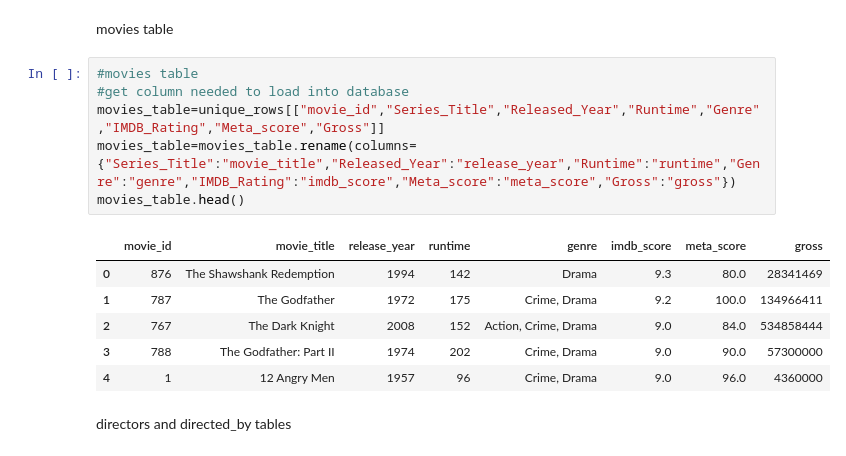
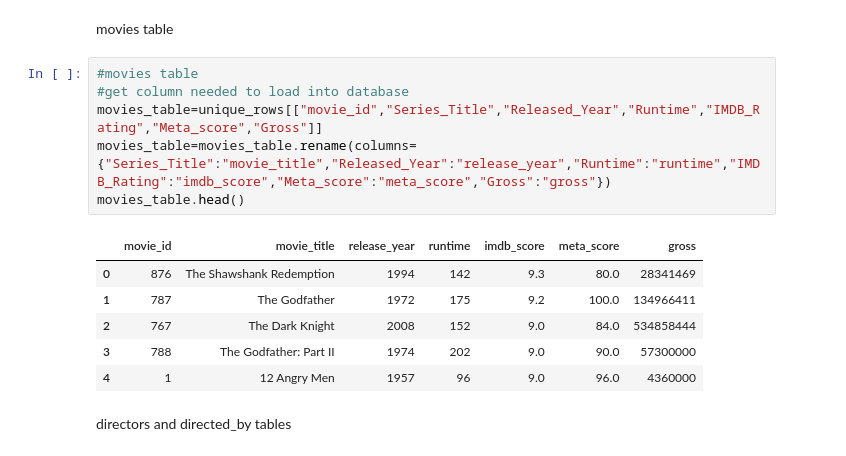
Before and after one commit to 0samvuong/Project-2-ETL-Group-6, a Jupyter notebook: movies.ipynb, the cells around one changed output. Saved outputs shown, nothing was run; the diff lists cells and outputs as text.

```diff
--- a/movies.ipynb
+++ b/movies.ipynb
@@ -181,16 +174,16 @@ movies table
 # %%
 #movies table
 #get column needed to load into database
-movies_table=unique_rows[["movie_id","Series_Title","Released_Year","Runtime","Genre","IMDB_Rating","Meta_score","Gross"]]
-movies_table=movies_table.rename(columns={"Series_Title":"movie_title","Released_Year":"release_year","Runtime":"runtime","Genre":"genre","IMDB_Rating":"imdb_score","Meta_score":"meta_score","Gross":"gross"})
+movies_table=unique_rows[["movie_id","Series_Title","Released_Year","Runtime","IMDB_Rating","Meta_score","Gross"]]
+movies_table=movies_table.rename(columns={"Series_Title":"movie_title","Released_Year":"release_year","Runtime":"runtime","IMDB_Rating":"imdb_score","Meta_score":"meta_score","Gross":"gross"})
 movies_table.head()
 # %% [output]
-|  | movie_id | movie_title | release_year | runtime | genre | imdb_score | meta_score | gross |
-| 0 | 876 | The Shawshank Redemption | 1994 | 142 | Drama | 9.3 | 80.0 | 28341469 |
-| 1 | 787 | The Godfather | 1972 | 175 | Crime, Drama | 9.2 | 100.0 | 134966411 |
-| 2 | 767 | The Dark Knight | 2008 | 152 | Action, Crime, Drama | 9.0 | 84.0 | 534858444 |
-| 3 | 788 | The Godfather: Part II | 1974 | 202 | Crime, Drama | 9.0 | 90.0 | 57300000 |
-| 4 | 1 | 12 Angry Men | 1957 | 96 | Crime, Drama | 9.0 | 96.0 | 4360000 |
+|  | movie_id | movie_title | release_year | runtime | imdb_score | meta_score | gross |
+| 0 | 876 | The Shawshank Redemption | 1994 | 142 | 9.3 | 80.0 | 28341469 |
+| 1 | 787 | The Godfather | 1972 | 175 | 9.2 | 100.0 | 134966411 |
+| 2 | 767 | The Dark Knight | 2008 | 152 | 9.0 | 84.0 | 534858444 |
+| 3 | 788 | The Godfather: Part II | 1974 | 202 | 9.0 | 90.0 | 57300000 |
+| 4 | 1 | 12 Angry Men | 1957 | 96 | 9.0 | 96.0 | 4360000 |
 # %% [markdown]
 directors and directed_by tables
 # %%
```
Also changed, not shown: parts of 9 cells of this notebook.
